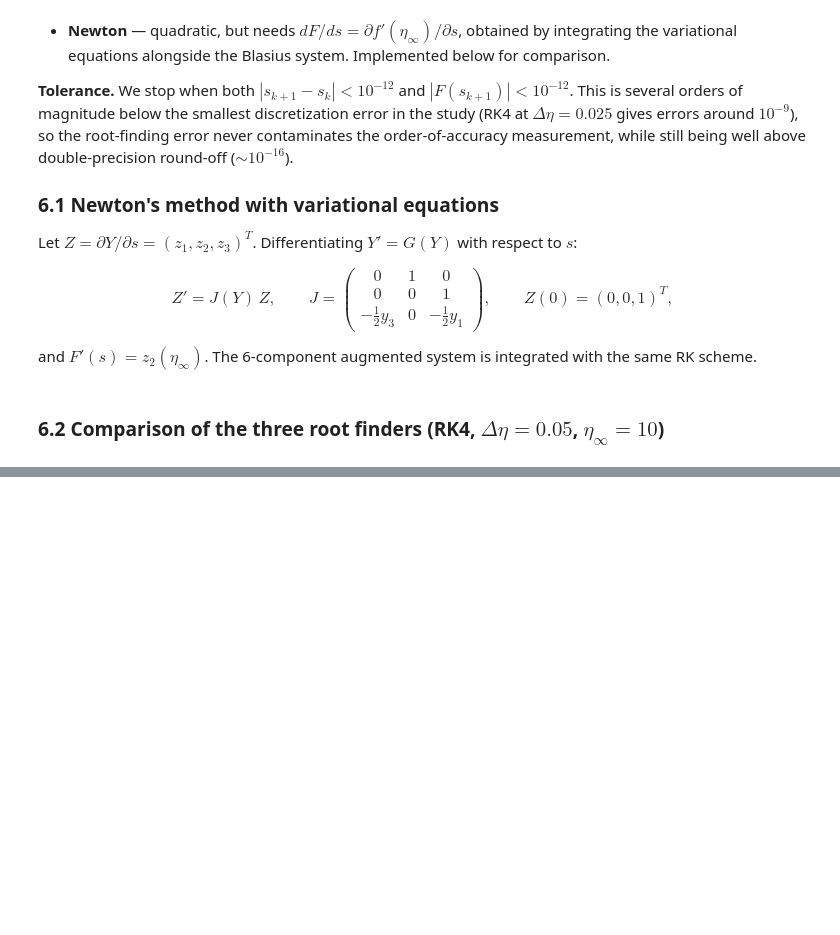
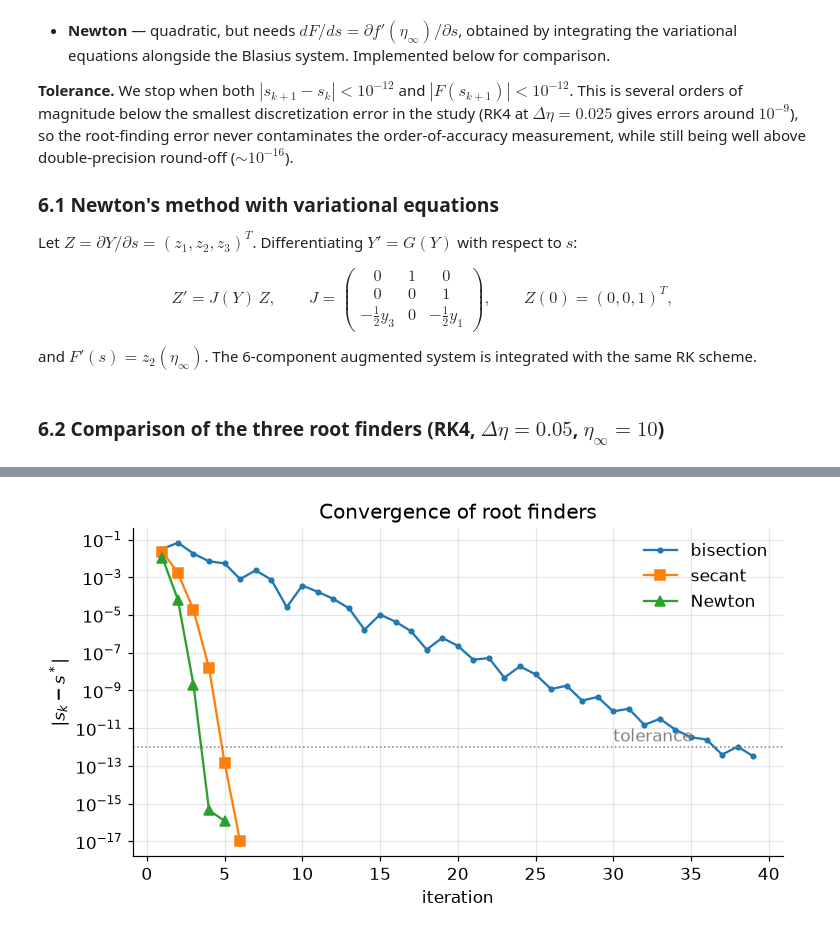
Before and after one commit to aneeshasokan710/AE801_2026, a Jupyter notebook: numode_bvp/Shooting Method for the Blasius Boundary-Layer Equation.ipynb, the cells around one changed output, grey strips where cells are left out. Saved outputs shown, nothing was run; the diff lists cells and outputs as text; code cells hidden in the pictures; blank space fills up the shorter version.

```diff
--- a/numode_bvp/Shooting Method for the Blasius Boundary-Layer Equation.ipynb
+++ b/numode_bvp/Shooting Method for the Blasius Boundary-Layer Equation.ipynb
@@ -471,0 +472,11 @@ Newton       0.3320573377572           5     0.039
+# %%
+fig, ax = plt.subplots(figsize=(7, 4))
+ax.semilogy(range(1, len(hb)+1), [abs(x - s_s) + 1e-17 for x, _ in hb], "o-", ms=3, label="bisection")
+ax.semilogy(range(1, len(hs_)-1), [abs(x - s_s) + 1e-17 for x, _ in hs_[2:]], "s-", label="secant")
+ax.semilogy(range(1, len(hn)+1), [abs(x - s_s) + 1e-17 for x, _ in hn], "^-", label="Newton")
+ax.axhline(TOL, color="grey", ls=":", lw=1); ax.text(30, TOL*2, "tolerance", color="grey")
+ax.set_xlabel("iteration"); ax.set_ylabel(r"$|s_k - s^*|$")
+ax.set_title("Convergence of root finders")
+ax.legend(); plt.tight_layout(); plt.show()
+# %% [output]
+[figure, added]
```
Also changed, not shown: parts of 7 cells of this notebook.
